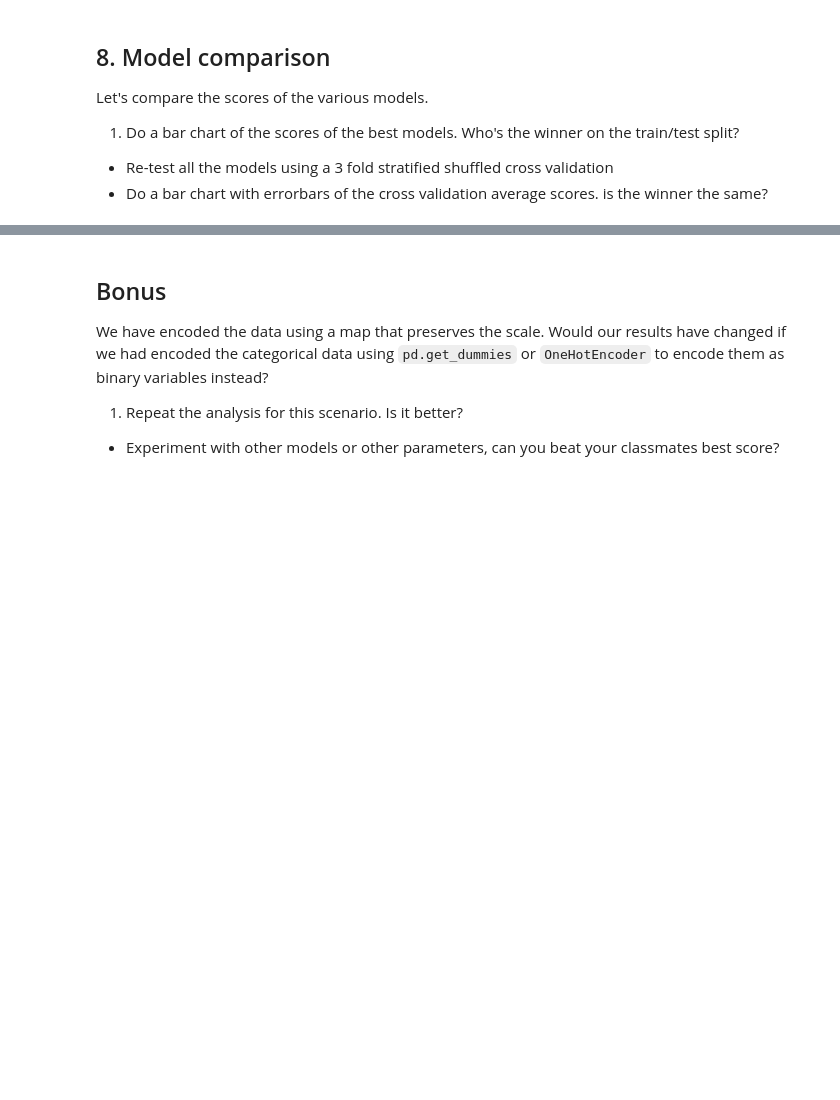
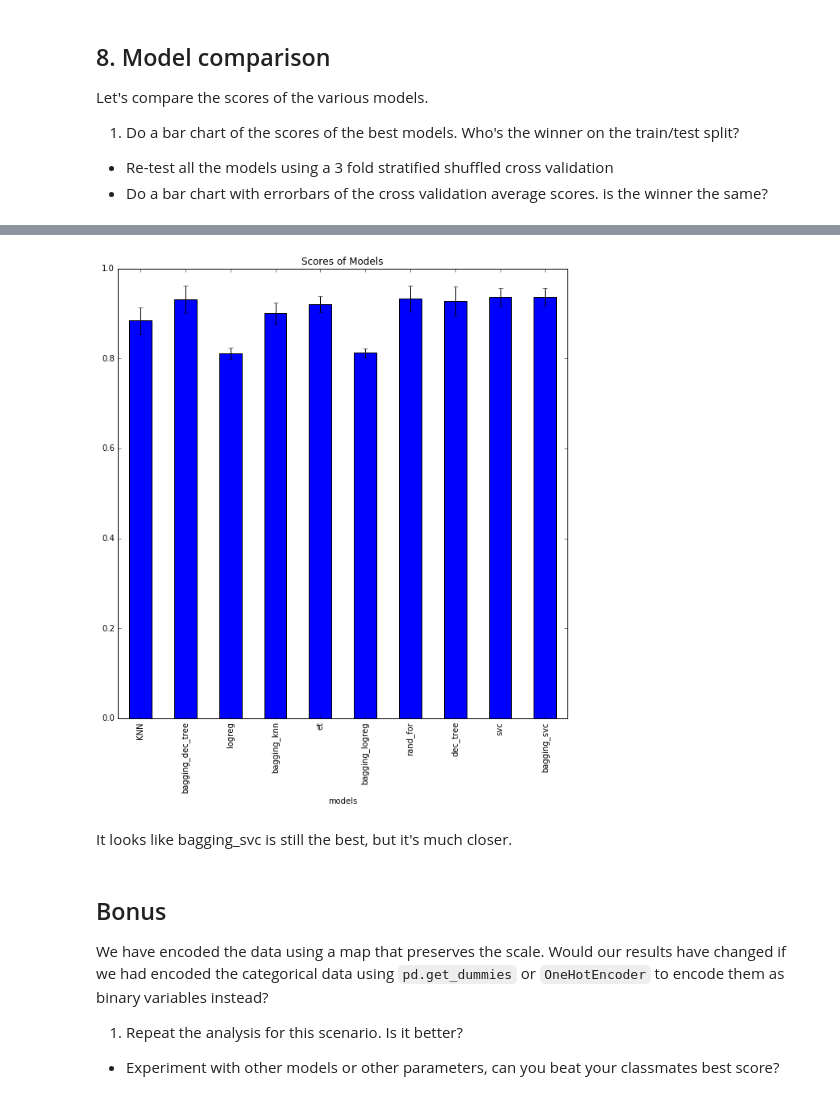
Before and after one commit to cmyoung0718/dsi-sea-week06-3.4, a Jupyter notebook: code/starter-code/starter-code-3_4.ipynb, the cells around one changed output, grey strips where cells are left out. Saved outputs shown, nothing was run; the diff lists cells and outputs as text; code cells hidden in the pictures; blank space fills up the shorter version.

```diff
--- a/code/starter-code/starter-code-3_4.ipynb
+++ b/code/starter-code/starter-code-3_4.ipynb
@@ -254,0 +609,27 @@ Let's compare the scores of the various models.
+# %%
+scores_ = []
+mods_ = []
+mean = []
+std = []
+
+for i in models:
+    if 'svc' not in i:
+        X_train, X_test, y_train, y_test = train_test_split(X, y, stratify=y, test_size=0.33, random_state=42)
+        scores_.append(cross_val_score(models[i],X_test, y_test))
+        mods_.append(i)
+        mean.append(np.mean(cross_val_score(models[i],X_test, y_test)))
+        std.append(np.std(cross_val_score(models[i],X_test, y_test)))
+for i in models:
+    if 'svc' in i:
+        X_train, X_test, y_train, y_test = train_test_split(X_, y, stratify=y, test_size=0.33, random_state=42)
+        scores_.append(cross_val_score(models[i],X_test, y_test))
+        mods_.append(i)
+        mean.append(np.mean(cross_val_score(models[i],X_test, y_test)))
+        std.append(np.std(cross_val_score(models[i],X_test, y_test)))
+
+mod_cvscores = pd.DataFrame()
+mod_cvscores['scores'] = scores_
+mod_cvscores['models'] = mods_
+mod_cvscores['mean'] = mean
+mod_cvscores['std'] = std
+mod_cvscores.head()
@@ -255,3 +643,11 @@ Let's compare the scores of the various models.
+# %%
+mod_cvscores.plot(x='models', y='mean', kind='bar', legend=False,
+                  title='Scores of Models', yerr='std', figsize=(10,10))
+plt.show()
+# %% [output]
+[figure, added]
+# %% [markdown]
+It looks like bagging_svc is still the best, but it's much closer.
 # %% [markdown]
 ## Bonus
 
```
Also changed, not shown: parts of 37 cells of this notebook.
